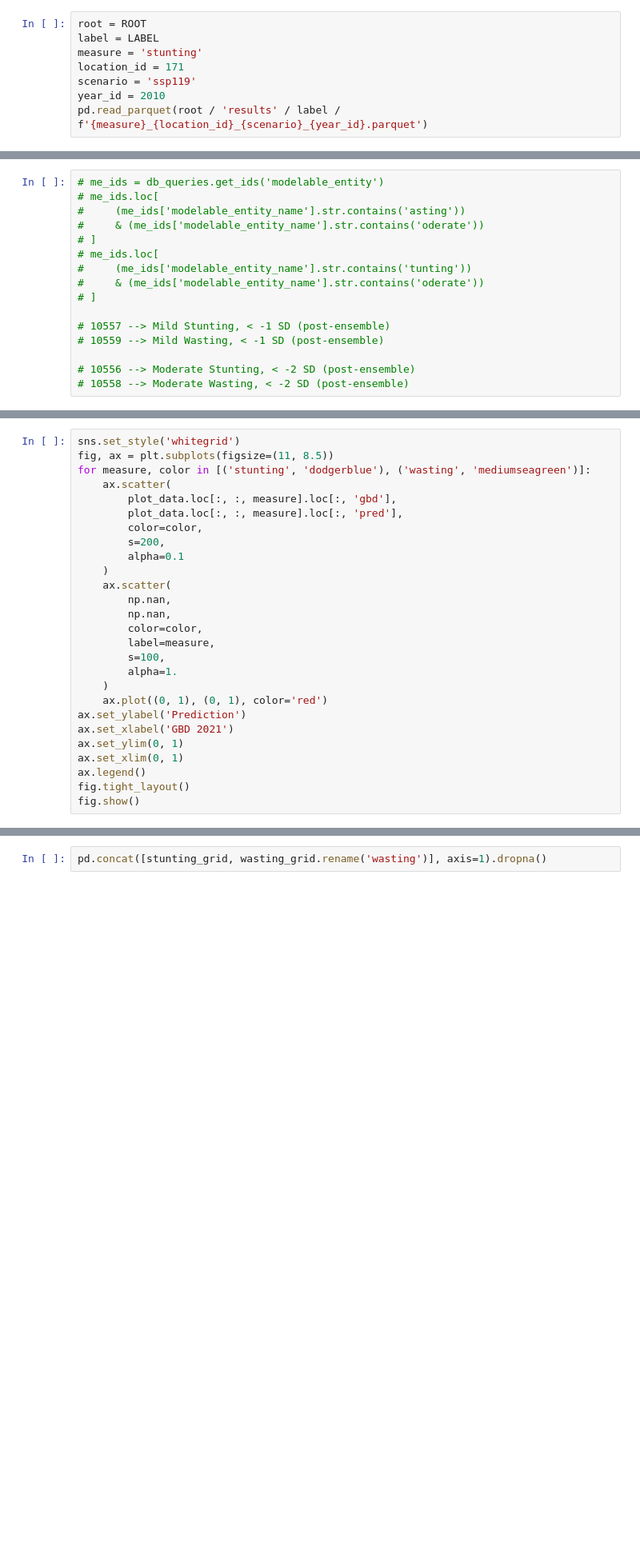
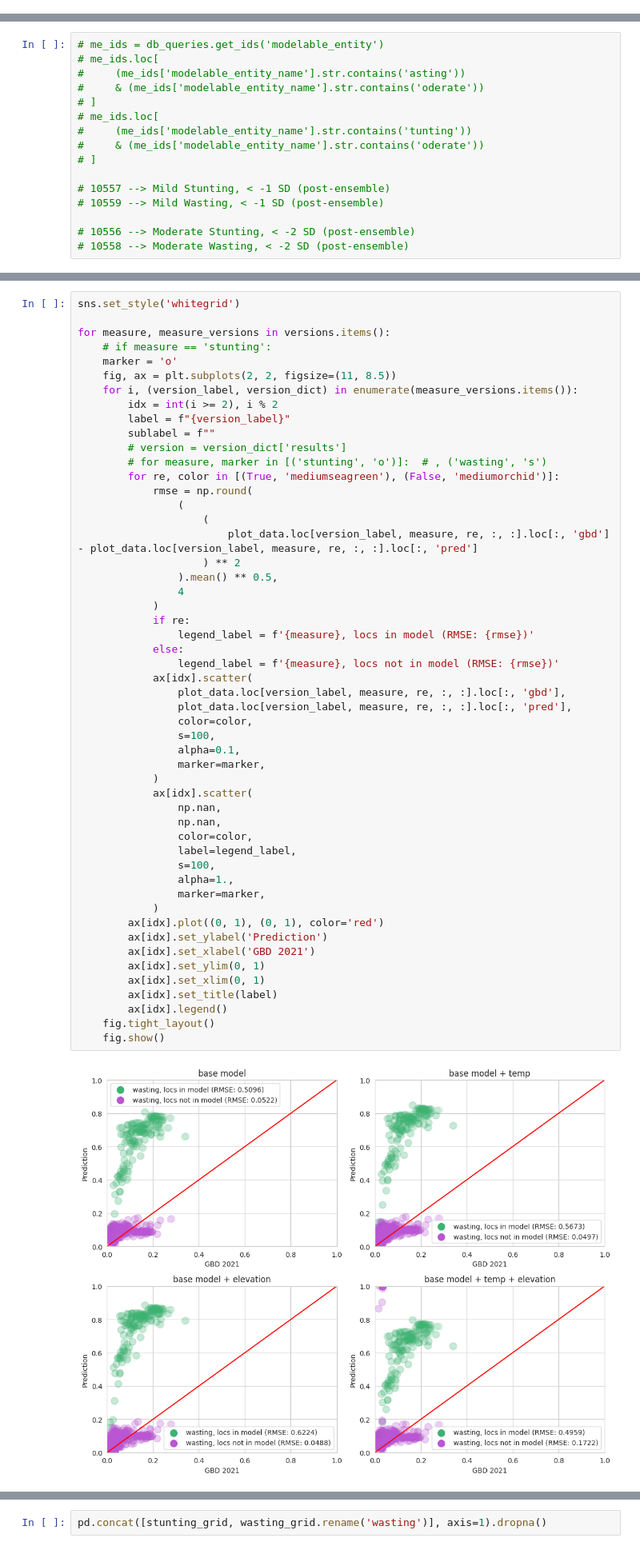
Before and after one commit to ihmeuw/rra-climate-health, a Jupyter notebook: notebooks/2024_06_25_compare_to_GBD.ipynb, the cells around one changed output, grey strips where cells are left out. Shown: that part at 80% size. Cells and saved outputs as stored; diff of their text form; blank space fills up the shorter version.

```diff
--- a/notebooks/2024_06_25_compare_to_GBD.ipynb
+++ b/notebooks/2024_06_25_compare_to_GBD.ipynb
@@ -27,8 +19,0 @@ year_ids = list(range(2010, 2023))  # list(range(2010, 2101))
-# %%
-root = ROOT
-label = LABEL
-measure = 'stunting'
-location_id = 171
-scenario = 'ssp119'
-year_id = 2010
-pd.read_parquet(root / 'results' / label / f'{measure}_{location_id}_{scenario}_{year_id}.parquet')
@@ -164,27 +298,54 @@ plot_data.describe()
 # %%
 sns.set_style('whitegrid')
-fig, ax = plt.subplots(figsize=(11, 8.5))
-for measure, color in [('stunting', 'dodgerblue'), ('wasting', 'mediumseagreen')]:
-    ax.scatter(
-        plot_data.loc[:, :, measure].loc[:, 'gbd'],
-        plot_data.loc[:, :, measure].loc[:, 'pred'],
-        color=color,
-        s=200,
-        alpha=0.1
-    )
-    ax.scatter(
-        np.nan,
-        np.nan,
-        color=color,
-        label=measure,
-        s=100,
-        alpha=1.
-    )
-    ax.plot((0, 1), (0, 1), color='red')
-ax.set_ylabel('Prediction')
-ax.set_xlabel('GBD 2021')
-ax.set_ylim(0, 1)
-ax.set_xlim(0, 1)
-ax.legend()
-fig.tight_layout()
-fig.show()
+
+for measure, measure_versions in versions.items():
+    # if measure == 'stunting':
+    marker = 'o'
+    fig, ax = plt.subplots(2, 2, figsize=(11, 8.5))
+    for i, (version_label, version_dict) in enumerate(measure_versions.items()):
+        idx = int(i >= 2), i % 2
+        label = f"{version_label}"
+        sublabel = f""
+        # version = version_dict['results']
+        # for measure, marker in [('stunting', 'o')]:  # , ('wasting', 's')
+        for re, color in [(True, 'mediumseagreen'), (False, 'mediumorchid')]:
+            rmse = np.round(
+                (
+                    (
+                        plot_data.loc[version_label, measure, re, :, :].loc[:, 'gbd'] - plot_data.loc[version_label, measure, re, :, :].loc[:, 'pred']
+                    ) ** 2
+                ).mean() ** 0.5,
+                4
+            )
+            if re:
+                legend_label = f'{measure}, locs in model (RMSE: {rmse})'
+            else:
+                legend_label = f'{measure}, locs not in model (RMSE: {rmse})'
+            ax[idx].scatter(
+                plot_data.loc[version_label, measure, re, :, :].loc[:, 'gbd'],
+                plot_data.loc[version_label, measure, re, :, :].loc[:, 'pred'],
+                color=color,
+                s=100,
+                alpha=0.1,
+                marker=marker,
+            )
+            ax[idx].scatter(
+                np.nan,
+                np.nan,
+                color=color,
+                label=legend_label,
+                s=100,
+                alpha=1.,
+                marker=marker,
+            )
+        ax[idx].plot((0, 1), (0, 1), color='red')
+        ax[idx].set_ylabel('Prediction')
+        ax[idx].set_xlabel('GBD 2021')
+        ax[idx].set_ylim(0, 1)
+        ax[idx].set_xlim(0, 1)
+        ax[idx].set_title(label)
+        ax[idx].legend()
+    fig.tight_layout()
+    fig.show()
+# %% [output]
+[figure, added]
```
Also changed, not shown: parts of 29 cells of this notebook, 2 other files.
